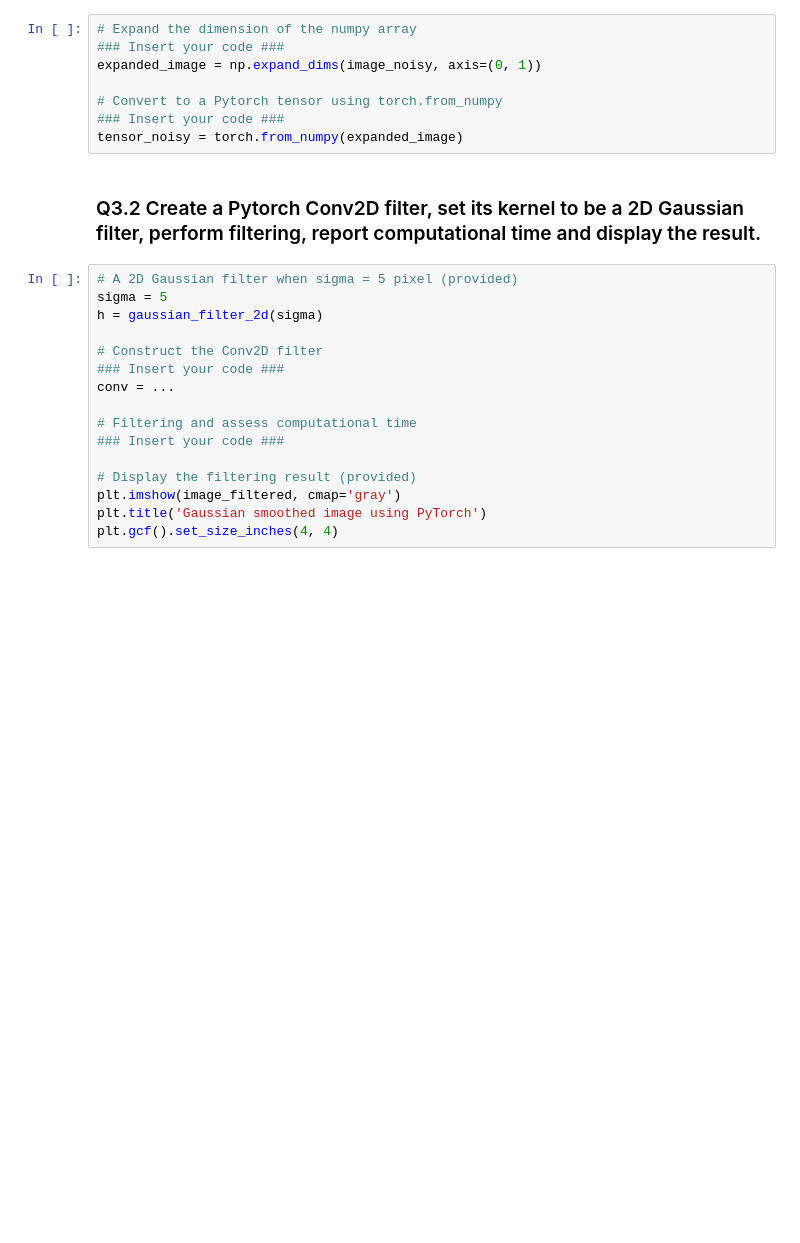
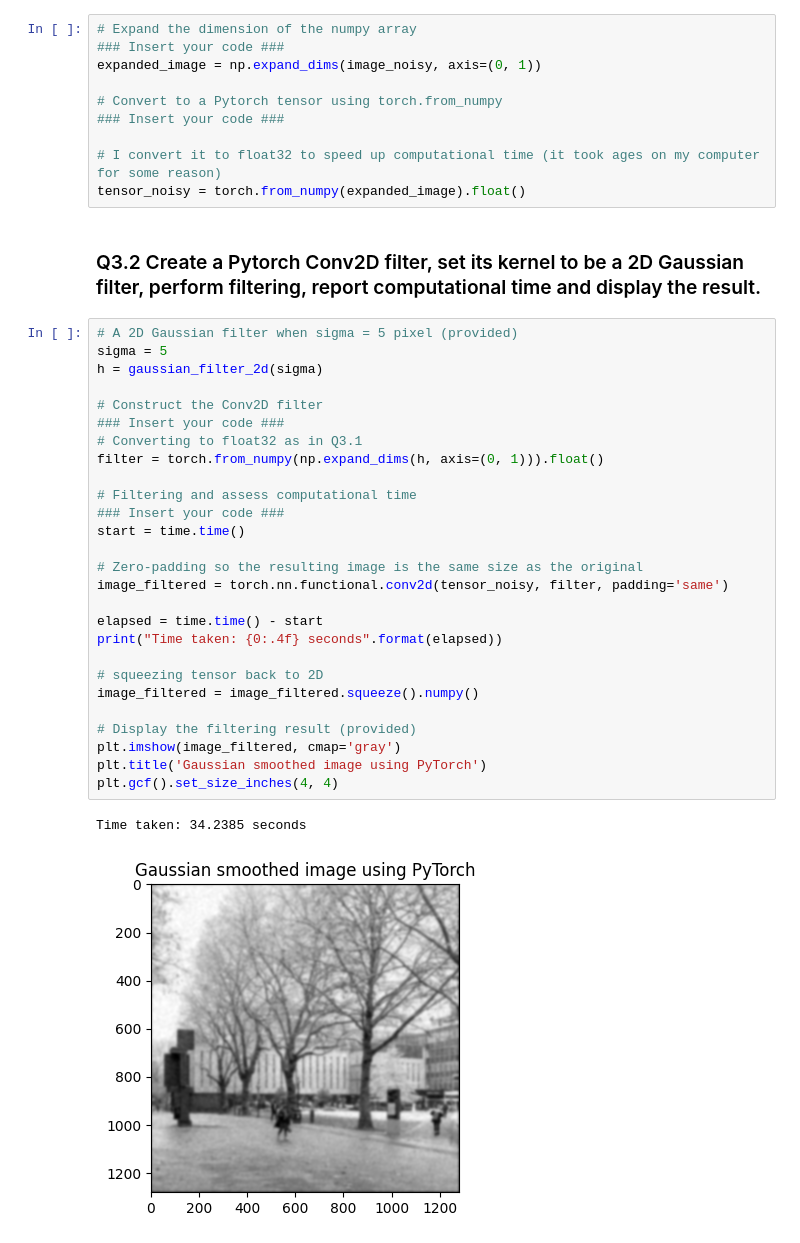
Before and after one commit to j-muthu/Computer_Vision_2026, a Jupyter notebook: coursework_01/coursework_01.ipynb, the cells around one changed output. Cells and saved outputs as stored; diff of their text form; blank space fills up the shorter version.

```diff
--- a/coursework_01/coursework_01.ipynb
+++ b/coursework_01/coursework_01.ipynb
@@ -358,22 +368,38 @@ expanded_image = np.expand_dims(image_noisy, axis=(0, 1))
 
 # Convert to a Pytorch tensor using torch.from_numpy
 ### Insert your code ###
-tensor_noisy = torch.from_numpy(expanded_image)
+
+# I convert it to float32 to speed up computational time (it took ages on my computer for some reason)
+tensor_noisy = torch.from_numpy(expanded_image).float()
 # %% [markdown]
 ### Q3.2 Create a Pytorch Conv2D filter, set its kernel to be a 2D Gaussian filter, perform filtering, report computational time and display the result.
 # %%
 # A 2D Gaussian filter when sigma = 5 pixel (provided)
 sigma = 5
 h = gaussian_filter_2d(sigma)
 
 # Construct the Conv2D filter
 ### Insert your code ###
-conv = ...
+# Converting to float32 as in Q3.1
+filter = torch.from_numpy(np.expand_dims(h, axis=(0, 1))).float()
 
 # Filtering and assess computational time
 ### Insert your code ###
+start = time.time()
+
+# Zero-padding so the resulting image is the same size as the original
+image_filtered = torch.nn.functional.conv2d(tensor_noisy, filter, padding='same')
+
+elapsed = time.time() - start
+print("Time taken: {0:.4f} seconds".format(elapsed))
+
+# squeezing tensor back to 2D
+image_filtered = image_filtered.squeeze().numpy()
 
 # Display the filtering result (provided)
 plt.imshow(image_filtered, cmap='gray')
 plt.title('Gaussian smoothed image using PyTorch')
 plt.gcf().set_size_inches(4, 4)
+# %% [output]
+Time taken: 34.2385 seconds
+[figure, added]
```
Also changed, not shown: parts of 4 cells of this notebook, 1 other file.
